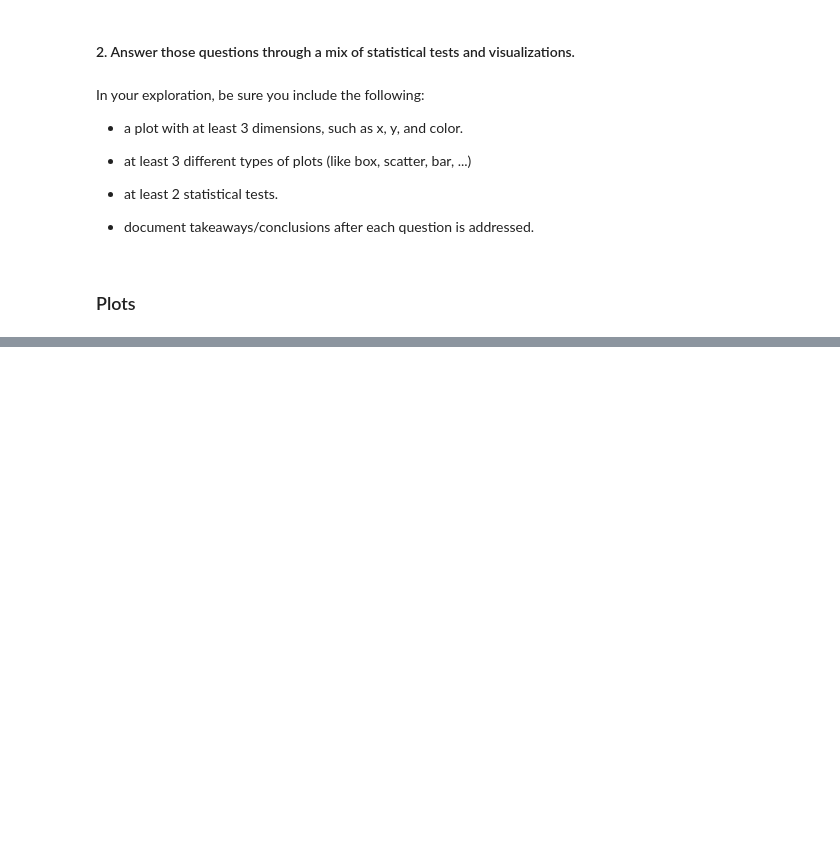
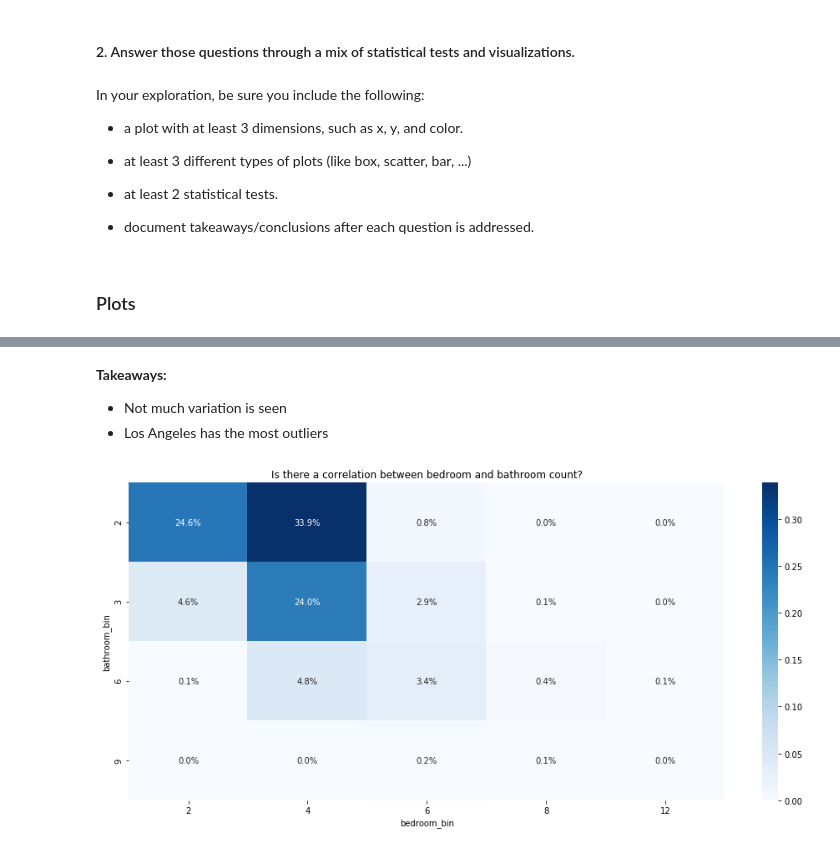
Before and after one commit to dbojado/clustering-exercises, a Jupyter notebook: explore_zillow.ipynb, the cells around one changed output, grey strips where cells are left out. Cells and saved outputs as stored; diff of their text form; code cells hidden in the pictures; blank space fills up the shorter version.

```diff
--- a/explore_zillow.ipynb
+++ b/explore_zillow.ipynb
@@ -64,0 +82,16 @@ Chi Squared Test
+# %% [markdown]
+<b>Takeaways:</b>
+- Not much variation is seen
+- Los Angeles has the most outliers
+# %%
+# Heatmap
+train['bathroom_bin'] = pd.cut(train.bathroomcnt, bins=[0, 2, 3, 6, 9], labels=['2', '3', '6', '9'])
+train['bedroom_bin'] = pd.cut(train.bedroomcnt, bins=[0, 2, 4, 6, 8, 12], labels=['2', '4', '6', '8', '12'])
+
+plt.figure(figsize=(16,7))
+ctab = pd.crosstab(train.bathroom_bin, train.bedroom_bin, normalize=True)
+sns.heatmap(ctab, cmap='Blues', annot=True, fmt='.1%')
+plt.title('Is there a correlation between bedroom and bathroom count?')
+plt.show()
+# %% [output]
+[figure, added]
```
Also changed, not shown: parts of 15 cells of this notebook.
